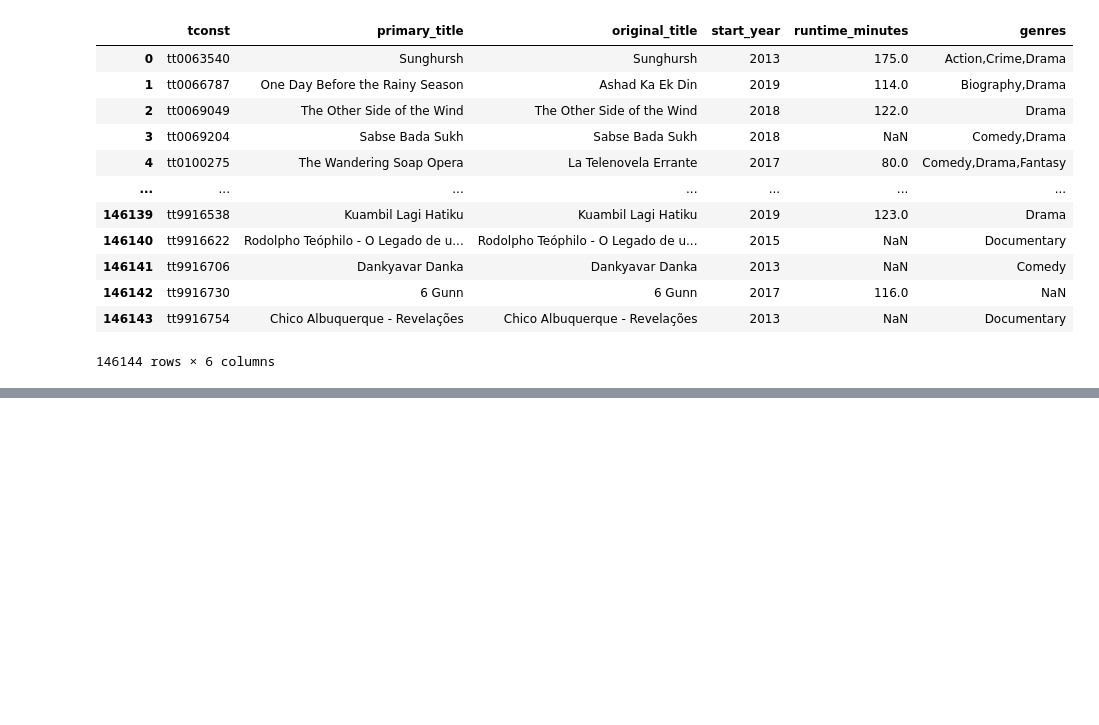
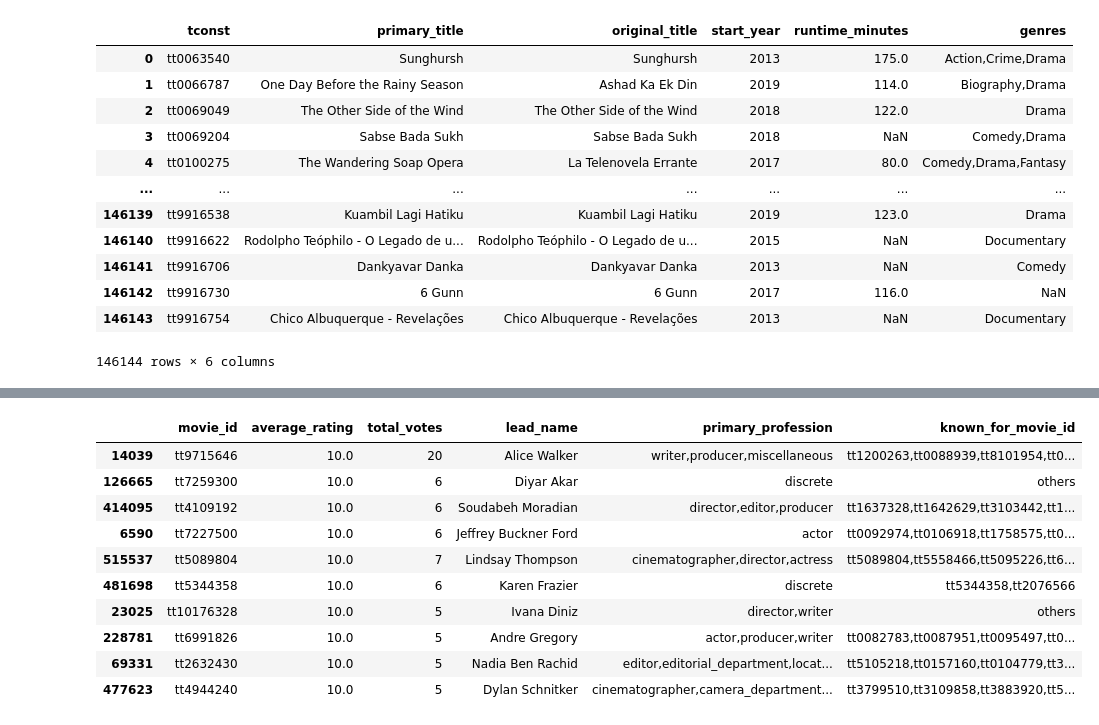
Before and after one commit to AwuorJ/dsc-phase-1-project-v2-3, a Jupyter notebook: student.ipynb, the cells around one changed output, grey strips where cells are left out. Cells and saved outputs as stored; diff of their text form; code cells hidden in the pictures; blank space fills up the shorter version.

```diff
--- a/student.ipynb
+++ b/student.ipynb
@@ -413,0 +572,15 @@ df7 =
+# %%
+top_rated_movies = df5.sort_values(by = 'average_rating', ascending = False).head(10)
+top_rated_movies
+# %% [output]
+|  | movie_id | average_rating | total_votes | lead_name | primary_profession | known_for_movie_id |
+| 14039 | tt9715646 | 10.0 | 20 | Alice Walker | writer,producer,miscellaneous | tt1200263,tt0088939,tt8101954,tt0... |
+| 126665 | tt7259300 | 10.0 | 6 | Diyar Akar | discrete | others |
+| 414095 | tt4109192 | 10.0 | 6 | Soudabeh Moradian | director,editor,producer | tt1637328,tt1642629,tt3103442,tt1... |
+| 6590 | tt7227500 | 10.0 | 6 | Jeffrey Buckner Ford | actor | tt0092974,tt0106918,tt1758575,tt0... |
+| 515537 | tt5089804 | 10.0 | 7 | Lindsay Thompson | cinematographer,director,actress | tt5089804,tt5558466,tt5095226,tt6... |
+| 481698 | tt5344358 | 10.0 | 6 | Karen Frazier | discrete | tt5344358,tt2076566 |
+| 23025 | tt10176328 | 10.0 | 5 | Ivana Diniz | director,writer | others |
+| 228781 | tt6991826 | 10.0 | 5 | Andre Gregory | actor,producer,writer | tt0082783,tt0087951,tt0095497,tt0... |
+| 69331 | tt2632430 | 10.0 | 5 | Nadia Ben Rachid | editor,editorial_department,locat... | tt5105218,tt0157160,tt0104779,tt3... |
+| 477623 | tt4944240 | 10.0 | 5 | Dylan Schnitker | cinematographer,camera_department... | tt3799510,tt3109858,tt3883920,tt5... |
```
Also changed, not shown: parts of 27 cells of this notebook.
